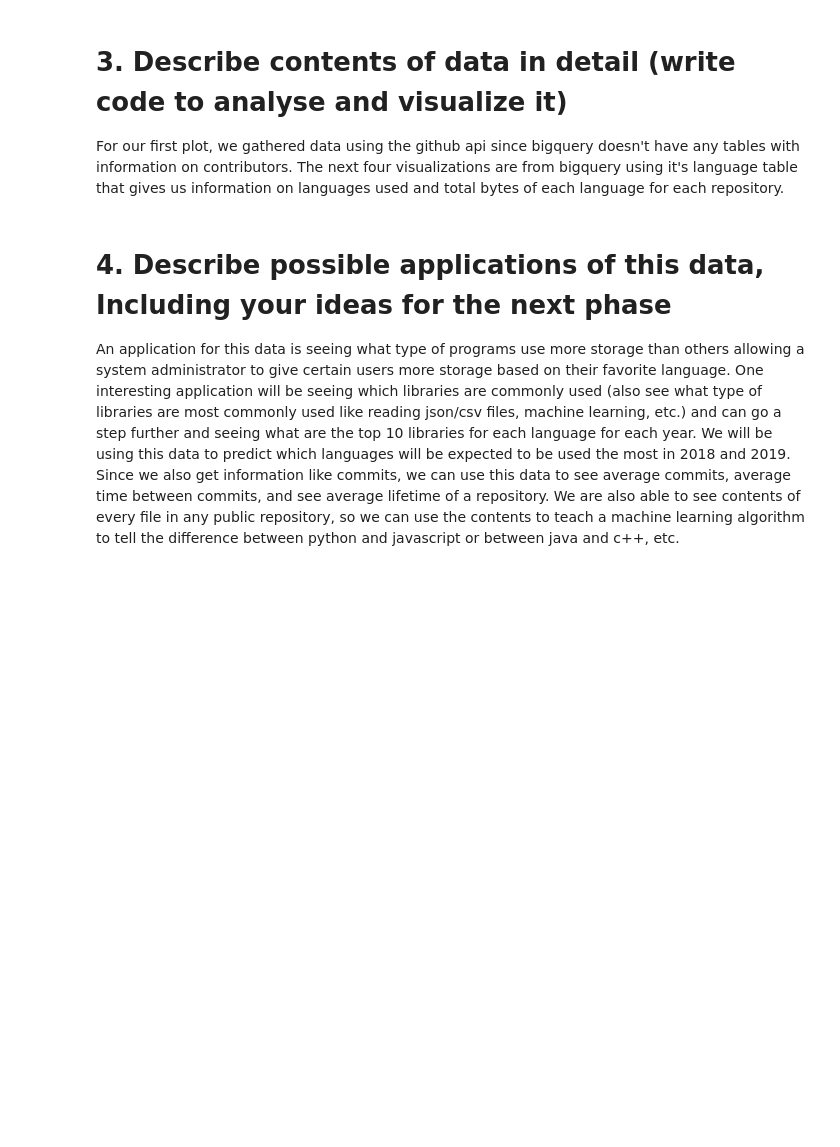
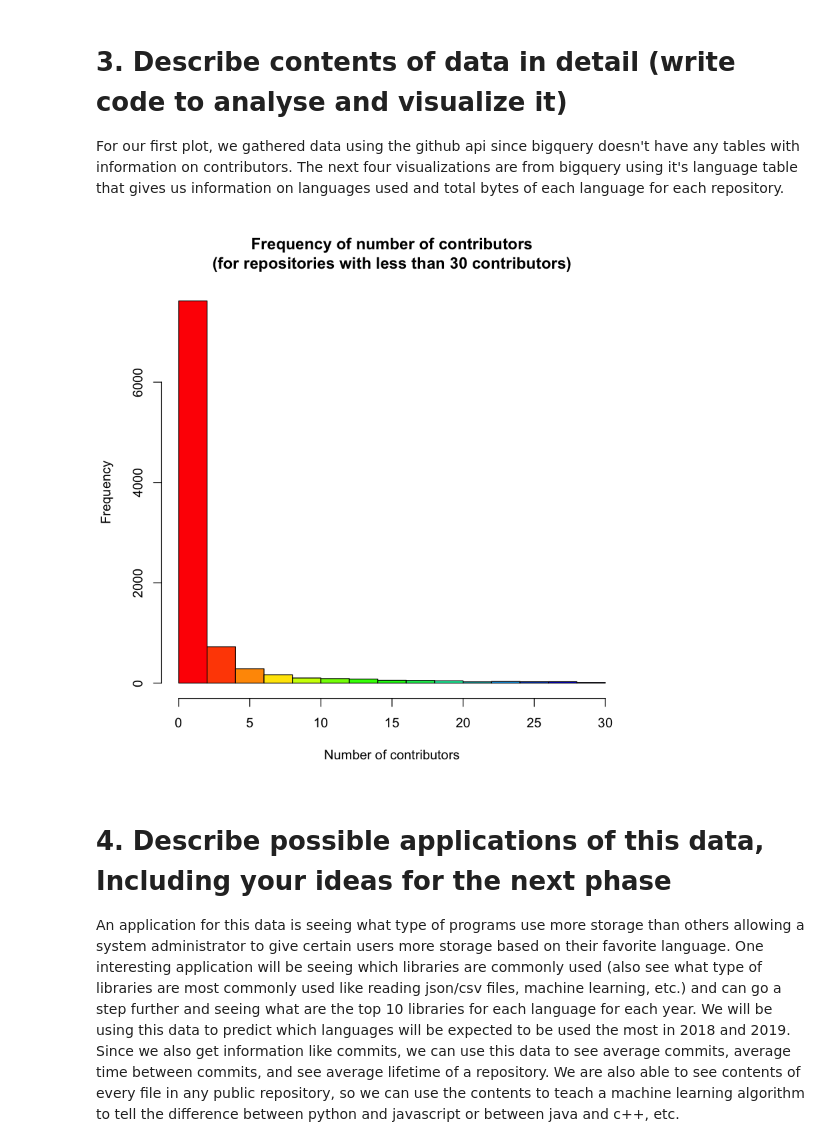
Before and after one commit to PrL327/GitHubDataJs, a Jupyter notebook: Final Report.ipynb, the cells around one changed output. Cells and saved outputs as stored; diff of their text form; code cells hidden in the pictures; blank space fills up the shorter version.

```diff
--- a/Final Report.ipynb
+++ b/Final Report.ipynb
@@ -29,6 +29,12 @@ octokit.repos.get({
 # %% [markdown]
 # 3. Describe contents of data in detail (write code to analyse and visualize it)
 For our first plot, we gathered data using the github api since bigquery doesn't have any tables with information on contributors. The next four visualizations are from bigquery using it's language table that gives us information on languages used and total bytes of each language for each repository.
+# %%
+repos <- read.csv("repos.csv", header = TRUE)
+hist(repos$contributors[repos$contributors > 0 & repos$contributors < 30], 10,
+     col = rainbow(20), xlab = "Number of contributors", main = "Frequency of number of contributors\n(for repositories with less than 30 contributors)")
+# %% [output]
+[figure, added]
 # %% [markdown]
 # 4. Describe possible applications of this data, Including your ideas for the next phase
 An application for this data is seeing what type of programs use more storage than others allowing a system administrator to give certain users more storage based on their favorite language. One interesting application will be seeing which libraries are commonly used (also see what type of libraries are most commonly used like reading json/csv files, machine learning, etc.) and can go a step further and seeing what are the top 10 libraries for each language for each year. We will be using this data to predict which languages will be expected to be used the most in 2018 and 2019. Since we also get information like commits, we can use this data to see average commits, average time between commits, and see average lifetime of a repository. We are also able to see contents of every file in any public repository, so we can use the contents to teach a machine learning algorithm to tell the difference between python and javascript or between java and c++, etc.
```
Also changed, not shown: parts of 3 cells of this notebook, 3 other files.
